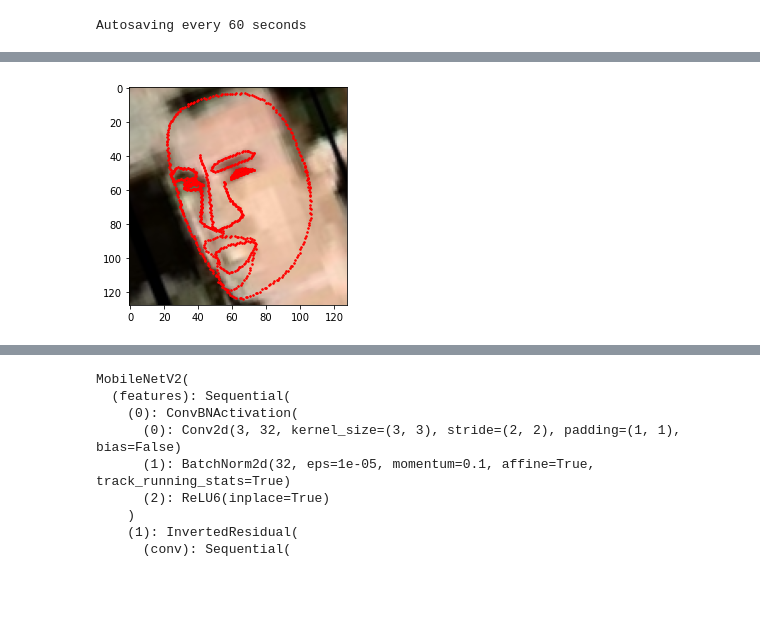
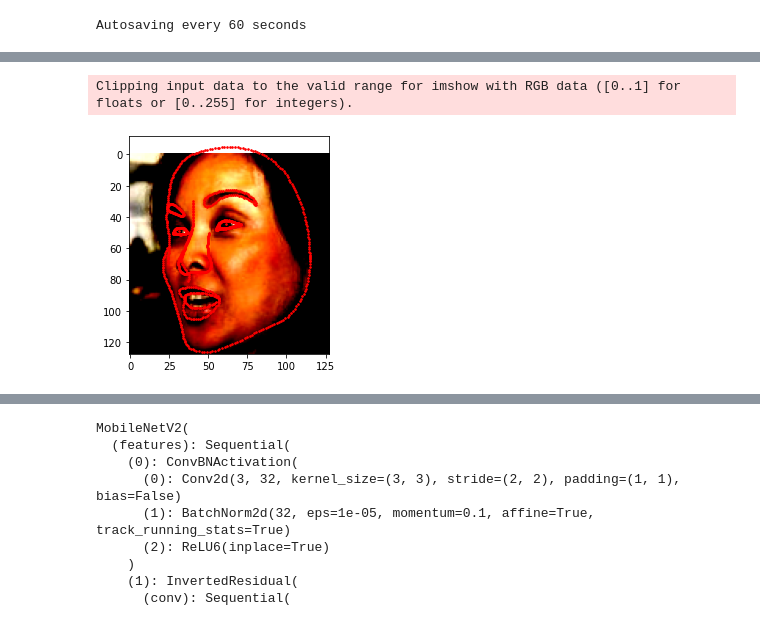
Before and after one commit to Ilyua/cv_made, a Jupyter notebook: contest1/oralcumshot.ipynb, the cells around one changed output, grey strips where cells are left out. Saved outputs shown, nothing was run; the diff lists cells and outputs as text; code cells hidden in the pictures; blank space fills up the shorter version.

```diff
--- a/contest1/oralcumshot.ipynb
+++ b/contest1/oralcumshot.ipynb
@@ -193,16 +201,16 @@ train_transform = A.Compose([
 #             A.HueSaturationValue(p=0.5),
 #             A.RGBShift(p=0.7)
 #         ], p=1),
-#         A.RandomBrightnessContrast(p=0.5),
-#     A.Normalize(mean=[0.5, 0.5, 0.5], std=[0.25, 0.25, 0.25]),
+        A.RandomBrightnessContrast(p=0.5),
+
     ToTensor()
 
     ],
-    keypoint_params=A.KeypointParams(format='xy'),
+    keypoint_params=A.KeypointParams(format='xy',remove_invisible=False),
 )
 # %%
 all_image_paths = [os.path.join(PATH_TRAIN,'images',name) for name in os.listdir(os.path.join(PATH_TRAIN,'images'))]
 # %%
 train_images,val_images=train_test_split(all_image_paths,test_size=0.33)
 # %%
-train_dataset  = MyAssDataset(train_images[:100],os.path.join(PATH_TRAIN, 'landmarks.csv'), preprocessing=train_preprocessing,transforms=train_transform)
+train_dataset  = MyAssDataset(train_images,os.path.join(PATH_TRAIN, 'landmarks.csv'), preprocessing=train_preprocessing,transforms=train_transform)
@@ -214,2 +248,2 @@ ValueError: Expected y for keypoint (59.760254, 128.32178, 0.0, 0) to be in the
 # %%
-i
+i=133
@@ -238,4 +250,18 @@ tensor([[[0.6139, 0.6534, 0.6772,  ..., 0.2554, 0.3048, 0.3520],
+# %%
+sample = {}
+
+landmarks = train_dataset.landmarks[i]
+sample["landmarks"] = torch.clone(landmarks)
+
+image = cv2.imread(train_dataset.image_paths[i])
+image = cv2.cvtColor(image, cv2.COLOR_BGR2RGB)
+sample["image"] = image
+
+
+if train_dataset.preprocessing is not None:
+    sample = train_dataset.preprocessing(sample)
 # %%
-show_landmarks(a['image'].permute(1,2,0),a['landmarks'])
+show_landmarks(sample['image'].permute(1,2,0),sample['landmarks'].reshape(-1,2))
 # %% [output]
+Clipping input data to the valid range for imshow with RGB data ([0..1] for floats or [0..255] for integers).
-[figure, old version]
+[figure, new version]
```
Also changed, not shown: parts of 15 cells of this notebook.
